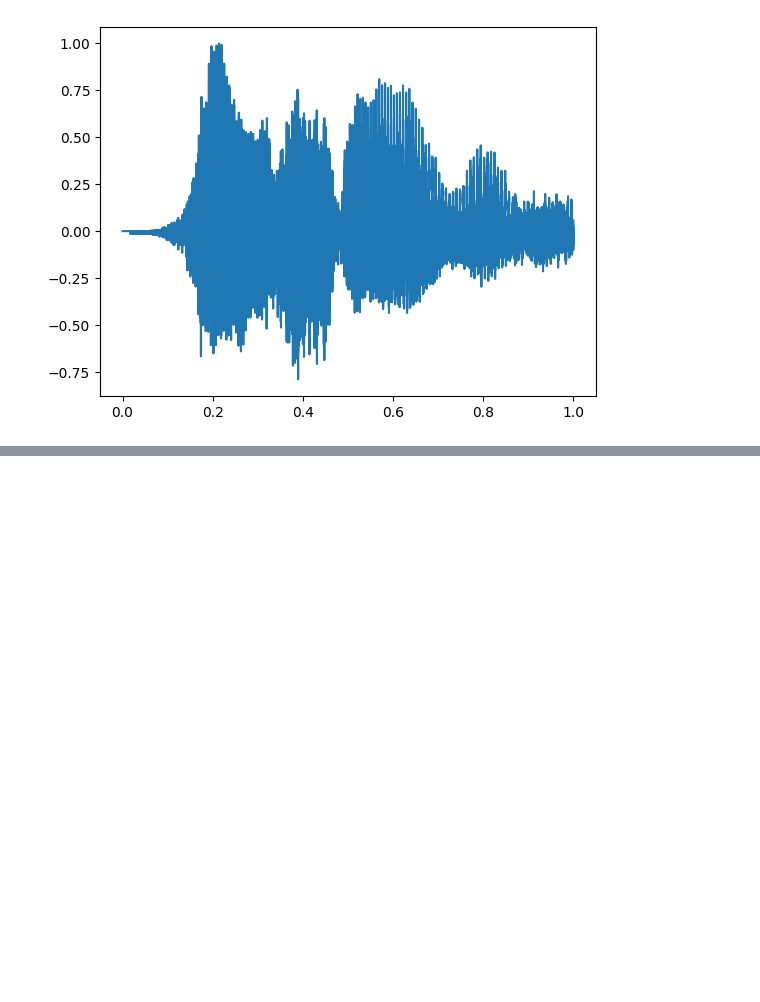
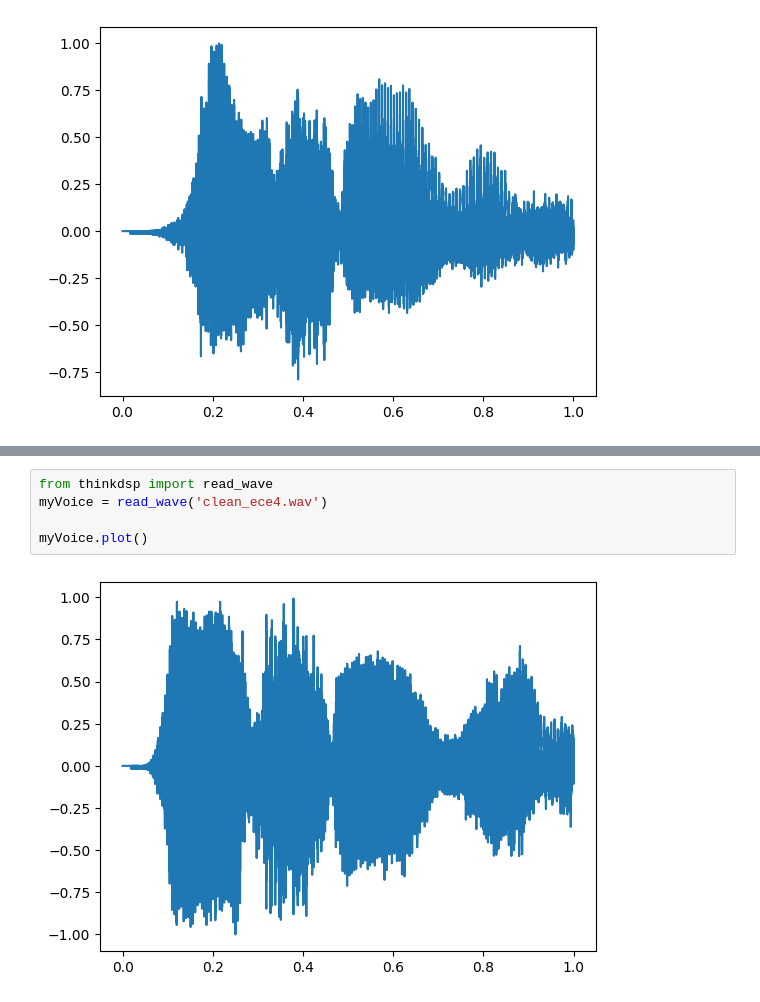
Before and after one commit to renzperit11/DSP, a Jupyter notebook: audio_recognition_project/cleanAudiofile.ipynb, the cells around one changed output, grey strips where cells are left out. Drawn from its saved outputs; the diff is of its cells as text; blank space fills up the shorter version.

```diff
--- a/audio_recognition_project/cleanAudiofile.ipynb
+++ b/audio_recognition_project/cleanAudiofile.ipynb
@@ -134,0 +172,7 @@ myVoice.plot()
+# %%
+from thinkdsp import read_wave
+myVoice = read_wave('clean_ece4.wav')
+
+myVoice.plot()
+# %% [output]
+[figure, added]
```
Also changed, not shown: parts of 2 cells of this notebook.
